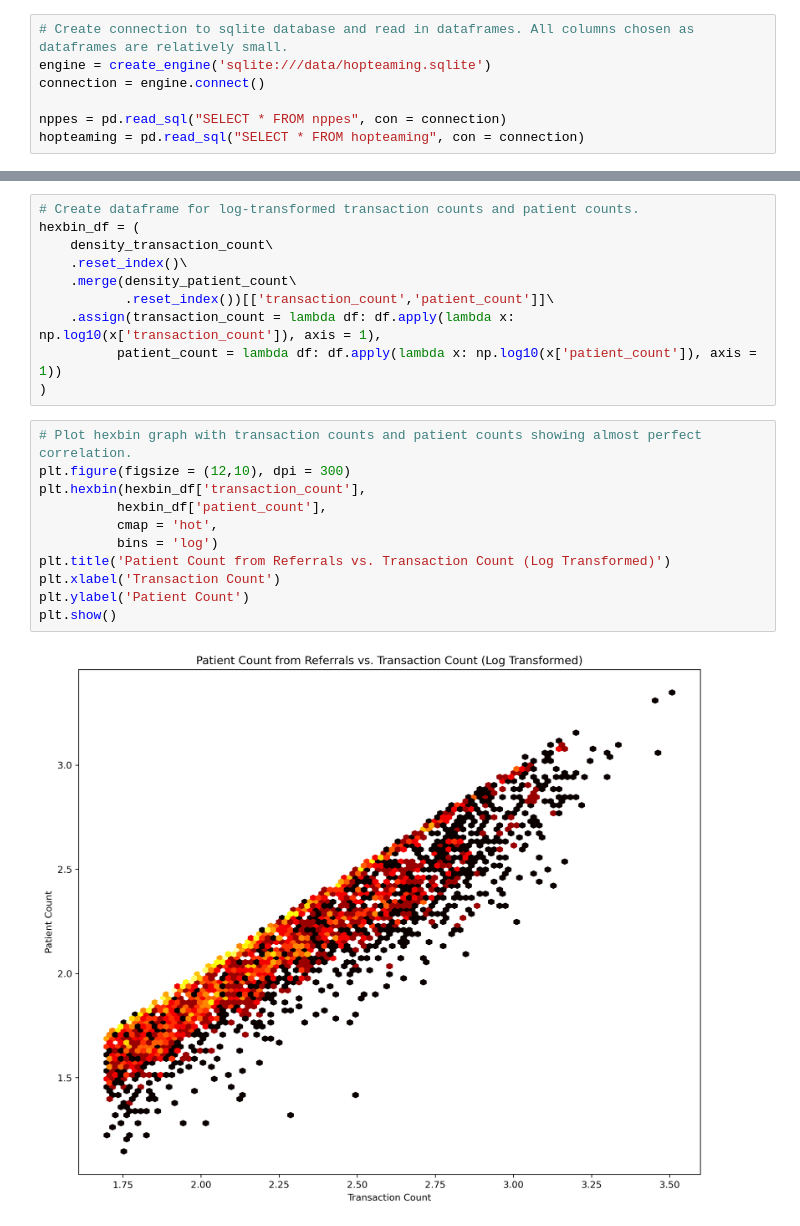
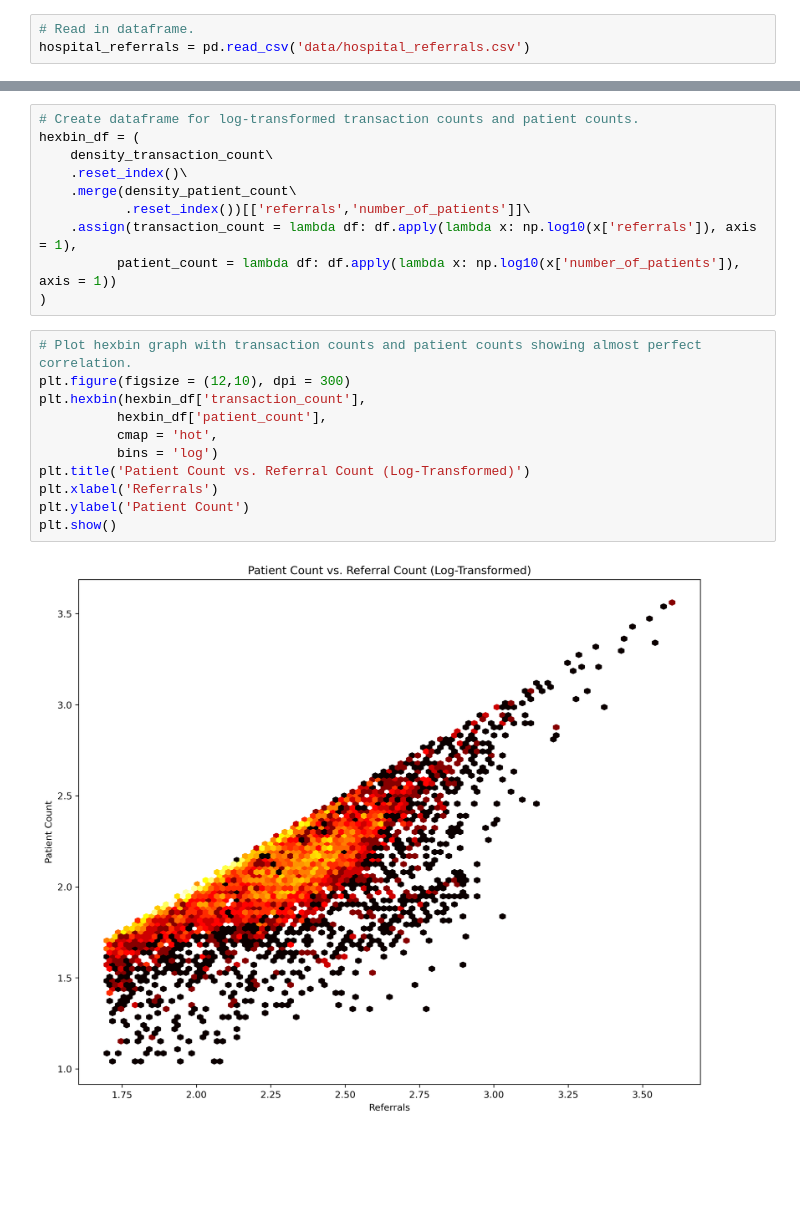
Before and after one commit to nss-data-science-cohort-5/hop_team-the_cheesy_nachos, a Jupyter notebook: initial_data_exploration.ipynb, the cells around one changed output, grey strips where cells are left out. Saved outputs shown, nothing was run; the diff lists cells and outputs as text; blank space fills up the shorter version.

```diff
--- a/initial_data_exploration.ipynb
+++ b/initial_data_exploration.ipynb
@@ -8,8 +10,4 @@ import matplotlib as mpl
 # %%
-# Create connection to sqlite database and read in dataframes. All columns chosen as dataframes are relatively small.
-engine = create_engine('sqlite:///data/hopteaming.sqlite')
-connection = engine.connect()
-
-nppes = pd.read_sql("SELECT * FROM nppes", con = connection)
-hopteaming = pd.read_sql("SELECT * FROM hopteaming", con = connection)
+# Read in dataframe.
+hospital_referrals = pd.read_csv('data/hospital_referrals.csv')
 # %%
@@ -141,21 +102,21 @@ hexbin_df = (
     density_transaction_count\
     .reset_index()\
     .merge(density_patient_count\
-           .reset_index())[['transaction_count','patient_count']]\
-    .assign(transaction_count = lambda df: df.apply(lambda x: np.log10(x['transaction_count']), axis = 1),
-          patient_count = lambda df: df.apply(lambda x: np.log10(x['patient_count']), axis = 1))
+           .reset_index())[['referrals','number_of_patients']]\
+    .assign(transaction_count = lambda df: df.apply(lambda x: np.log10(x['referrals']), axis = 1),
+          patient_count = lambda df: df.apply(lambda x: np.log10(x['number_of_patients']), axis = 1))
 )
 # %%
 # Plot hexbin graph with transaction counts and patient counts showing almost perfect correlation.
 plt.figure(figsize = (12,10), dpi = 300)
 plt.hexbin(hexbin_df['transaction_count'],
           hexbin_df['patient_count'],
           cmap = 'hot',
           bins = 'log')
-plt.title('Patient Count from Referrals vs. Transaction Count (Log Transformed)')
-plt.xlabel('Transaction Count')
+plt.title('Patient Count vs. Referral Count (Log-Transformed)')
+plt.xlabel('Referrals')
 plt.ylabel('Patient Count')
 plt.show()
 # %% [output]
-[figure, old version]
+[figure, new version]
 # %%
```
Also changed, not shown: parts of 11 cells of this notebook.
